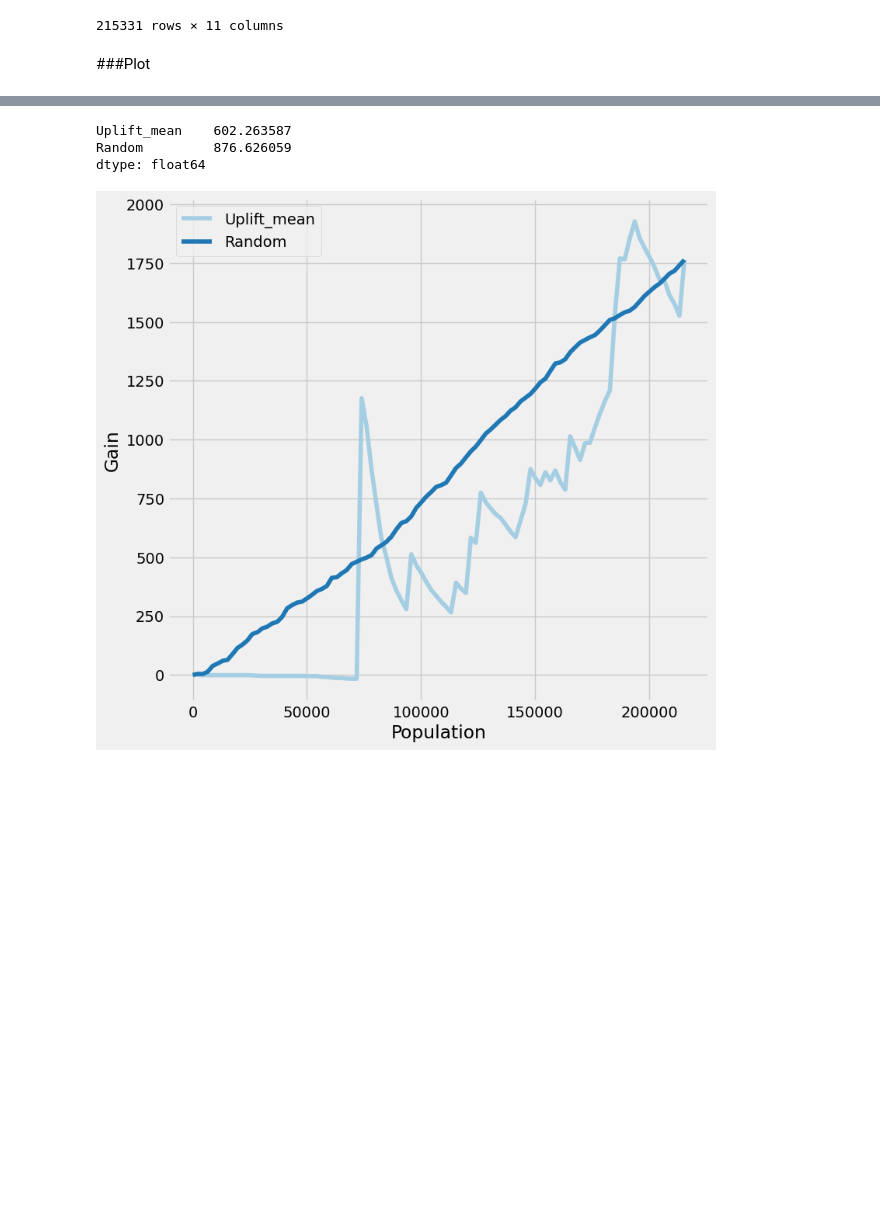
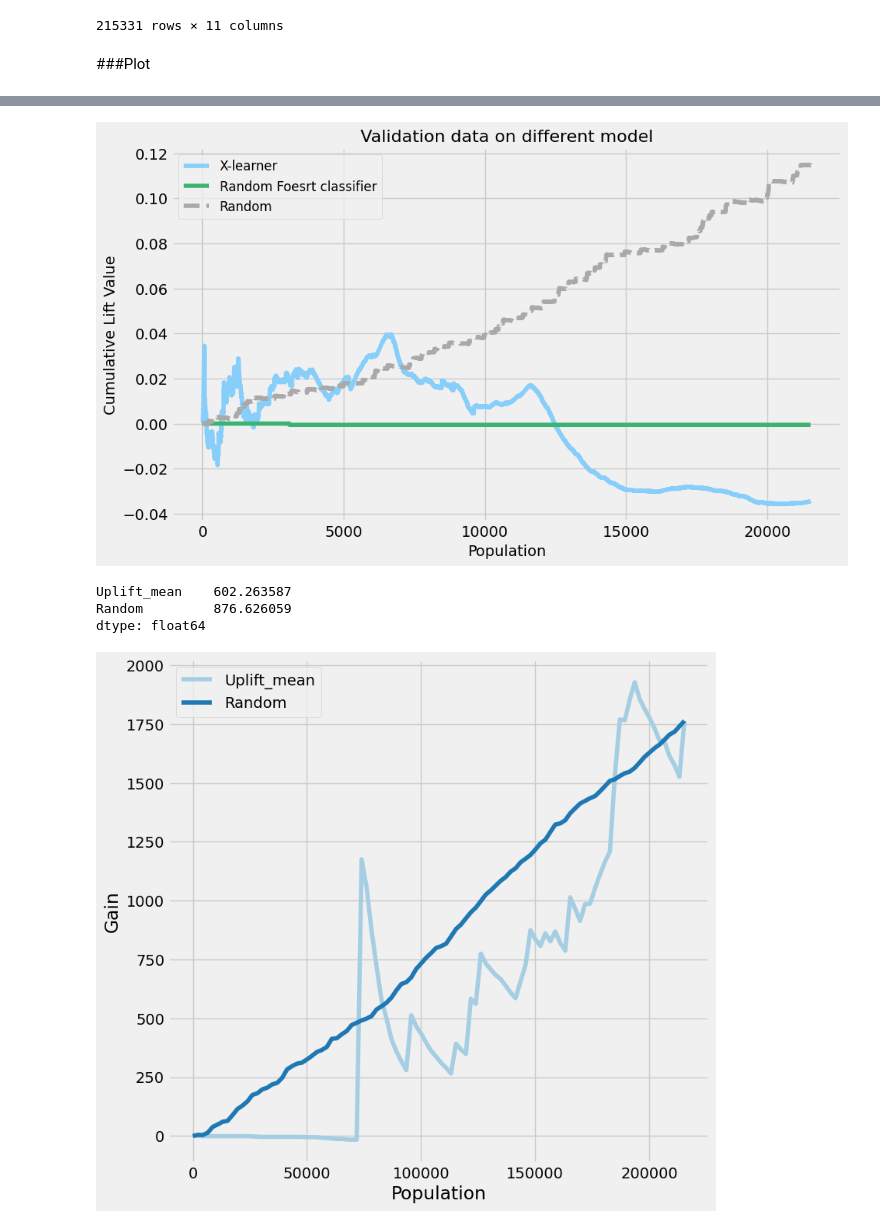
Before and after one commit to sssylvia0/Uplift_Model, a Jupyter notebook: Model.ipynb, the cells around one changed output, grey strips where cells are left out. Cells and saved outputs as stored; diff of their text form; code cells hidden in the pictures; blank space fills up the shorter version.

Commit message:
plot update

```diff
--- a/Model.ipynb
+++ b/Model.ipynb
@@ -1042 +1046,7 @@ cumgain
 215332 rows × 2 columns
+# %%
+from causalml.metrics import plot_gain, get_cumgain
+T = val
+T =T[['換匯發送名單','跨售行為',	'Uplift_mean']]
+cumgain_1 = get_cumgain(T, outcome_col='跨售行為', treatment_col='換匯發送名單', normalize=True, random_seed=42)
+cumgain_1
@@ -1043,3 +1083,26 @@ cumgain
+# %%
+import matplotlib.pyplot as plt
+
+df = pd.concat([cumgain, cumgain_1['Uplift_mean']],axis=1)
+df = df[:(len(df)//10)]
+x = df.index
+
+# Plotting the lines with customizations
+plt.figure(figsize=(10, 6))  # Set the size of the plot
+plt.plot(x, df['X_te'], label='X-learner', color='lightskyblue')  # Set color and line width
+plt.plot(x, df['Uplift_mean'], label='Random Foesrt classifier', color='mediumseagreen')  # Set color and line style
+plt.plot(x, df['Random'], label='Random', color='darkgray', linestyle='--')  # Set color and marker
+
+# Adding labels, title, and legend with custom text size
+plt.xlabel('Population', fontsize=14)  # Set x-axis label with custom text size
+plt.ylabel('Cumulative Lift Value', fontsize=14)  # Set y-axis label with custom text size
+plt.title('Validation data on different model', fontsize=16)  # Set title with custom text size
+plt.legend(fontsize=12)  # Set legend with custom text size
+
+# Displaying the plot
+plt.show()
+# %% [output]
+[figure, added]
 # %%
 from causalml.metrics import plot_gain, get_cumgain, auuc_score
 T = res
```
Also changed, not shown: parts of 10 cells of this notebook.
